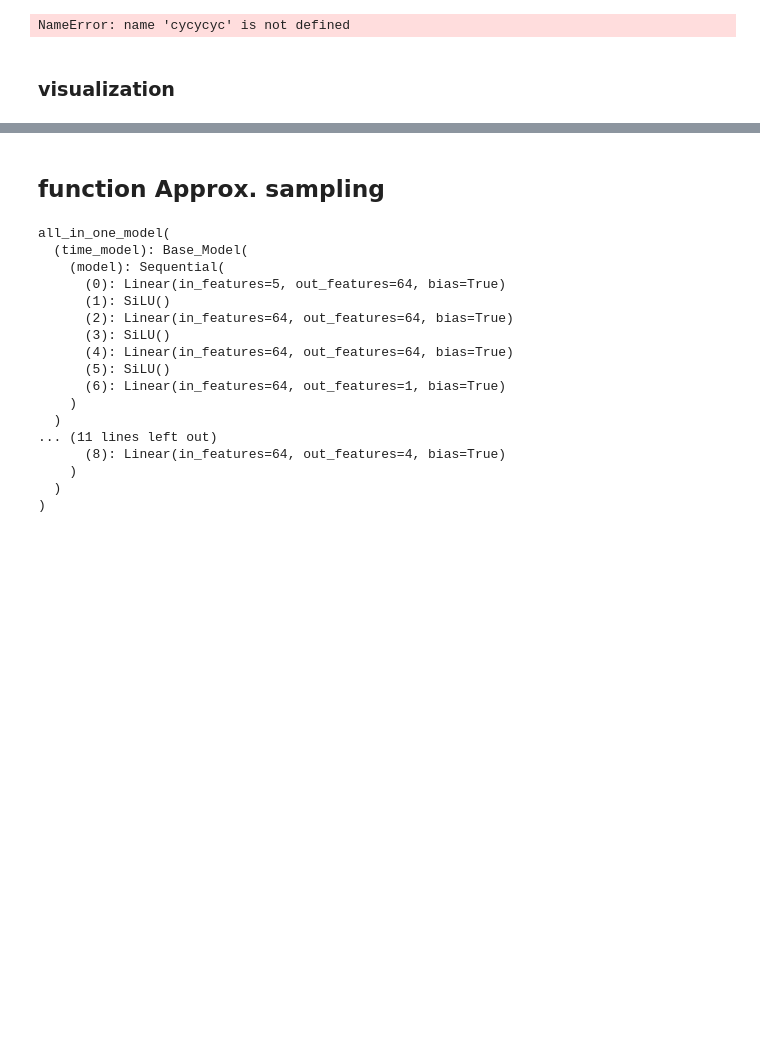
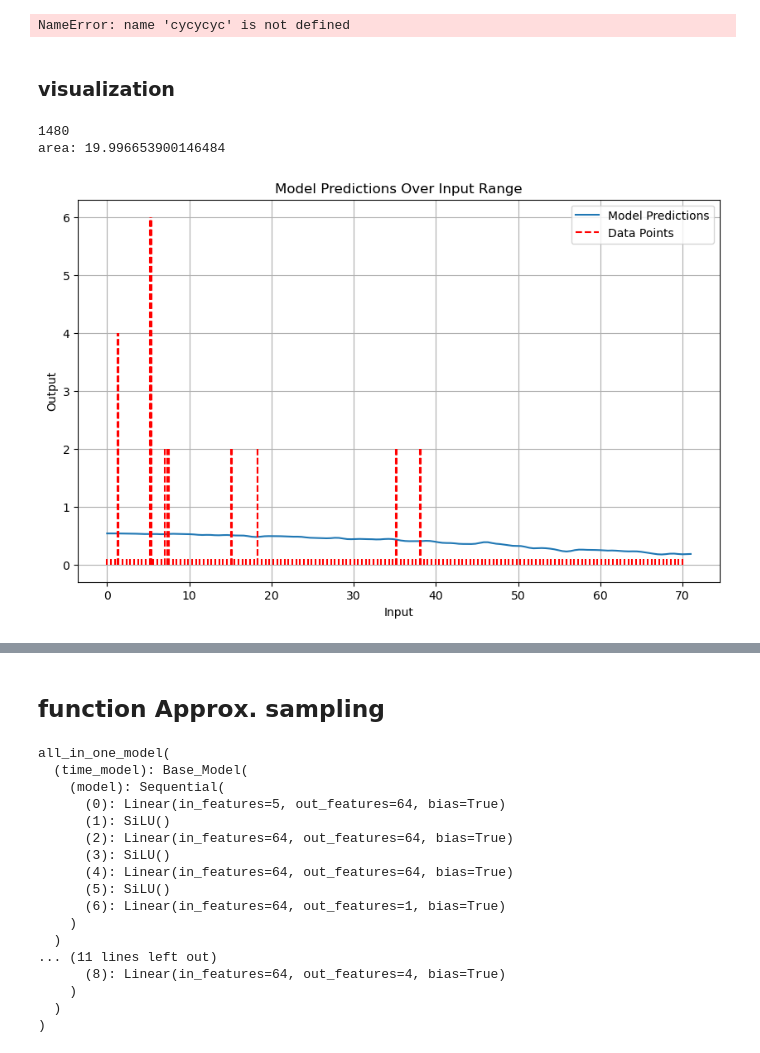
Before and after one commit to Thahit/Recommender_Sim, a Jupyter notebook: notebooks/explore_training.ipynb, the cells around one changed output, grey strips where cells are left out. Saved outputs shown, nothing was run; the diff lists cells and outputs as text; code cells hidden in the pictures; blank space fills up the shorter version.

```diff
--- a/notebooks/explore_training.ipynb
+++ b/notebooks/explore_training.ipynb
@@ -42,7 +43,7 @@ recom_dim = 1
 #min_inter = 2
 #max_inter = 4
 state_size = SETTINGS.STATE_SIZE
-subset = 20 # make data smaller
+subset = 2 # make data smaller
 experiment_name = "intensity"
 num_negatives = 150
 conditioned=False
@@ -345,3 +340,13 @@ cycycyc
 NameError: name 'cycycyc' is not defined
 # %% [markdown]
 ### visualization
+# %%
+# 11, 10, 4, 0, 13, 15
+# good ones: 4=491? , 13=2290,
+selected_user = 3
+utils.generate_density_plot(selected_user, model, model_type, dataloader_list,
+            use_variational_nn=False, train_sorted=False)
+# %% [output]
+1480
+area: 19.996653900146484
+[figure, added]
```
Also changed, not shown: parts of 32 cells of this notebook, 1 other file.
